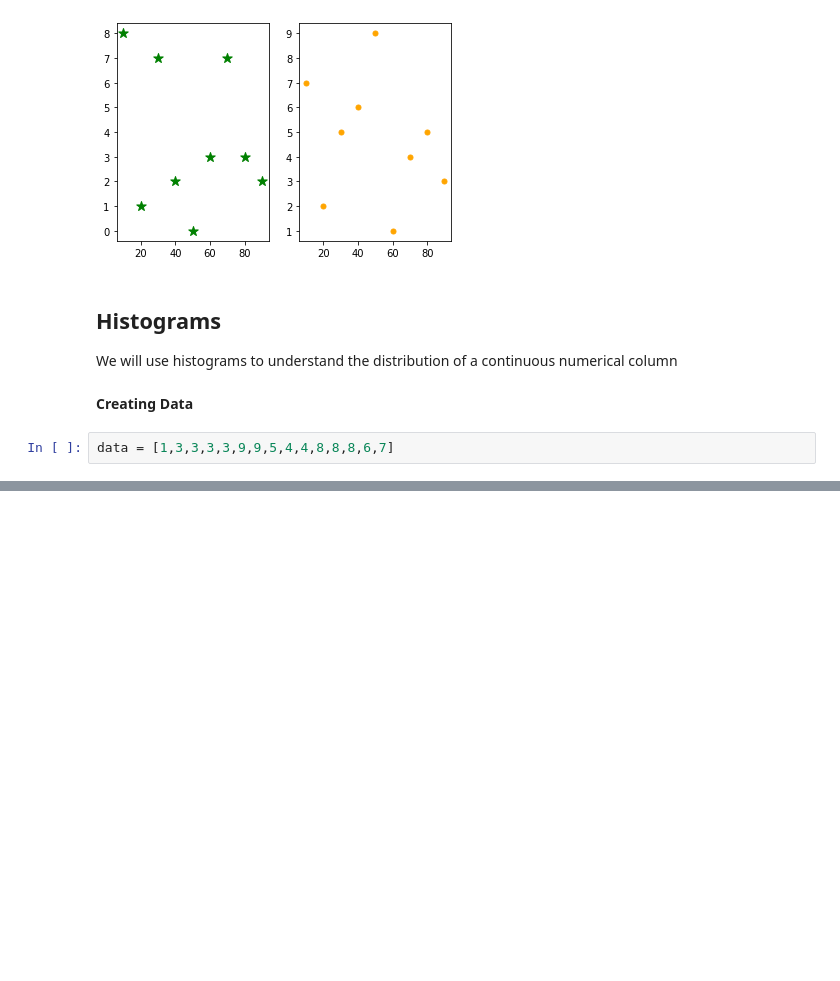
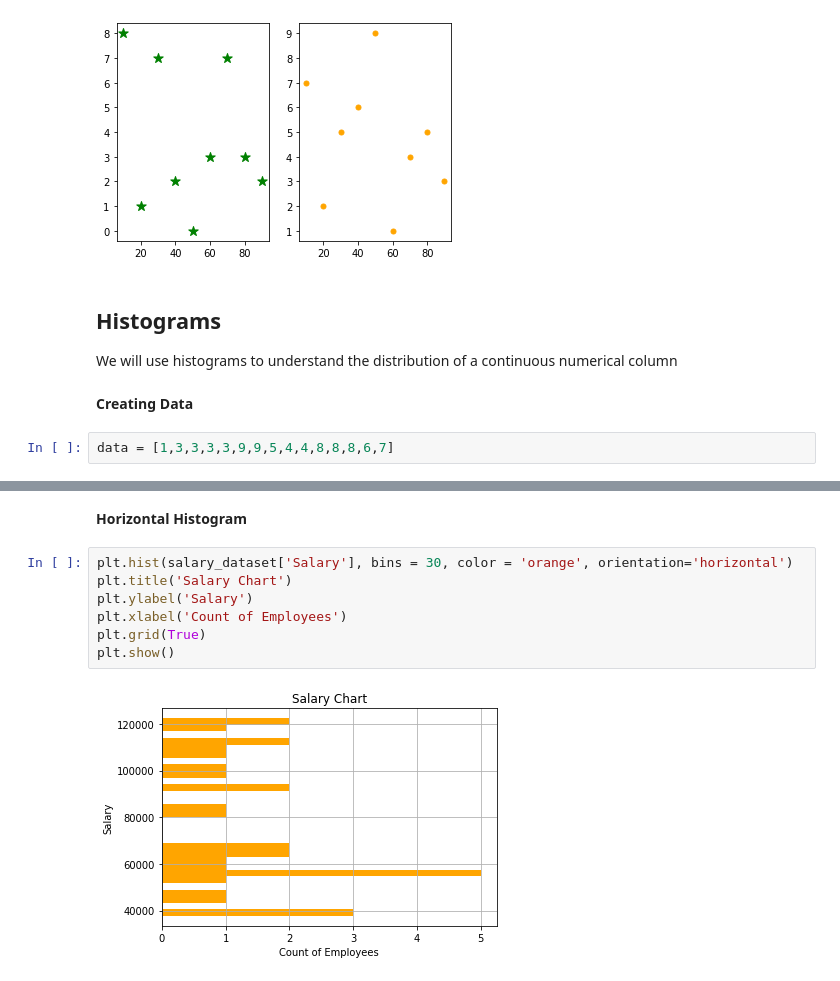
Before and after one commit to World-of-ML-AI/Data-Analysis-Tools, a Jupyter notebook: Matplotlib/Matplotlib Tutorial.ipynb, the cells around one changed output, grey strips where cells are left out. Drawn from its saved outputs; the diff is of its cells as text; blank space fills up the shorter version.

```diff
--- a/Matplotlib/Matplotlib Tutorial.ipynb
+++ b/Matplotlib/Matplotlib Tutorial.ipynb
@@ -203,0 +240,11 @@ plt.show()
+# %% [markdown]
+**Horizontal Histogram**
+# %%
+plt.hist(salary_dataset['Salary'], bins = 30, color = 'orange', orientation='horizontal')
+plt.title('Salary Chart')
+plt.ylabel('Salary')
+plt.xlabel('Count of Employees')
+plt.grid(True)
+plt.show()
+# %% [output]
+[figure, added]
```
Also changed, not shown: parts of 8 cells of this notebook, 1 other file.
